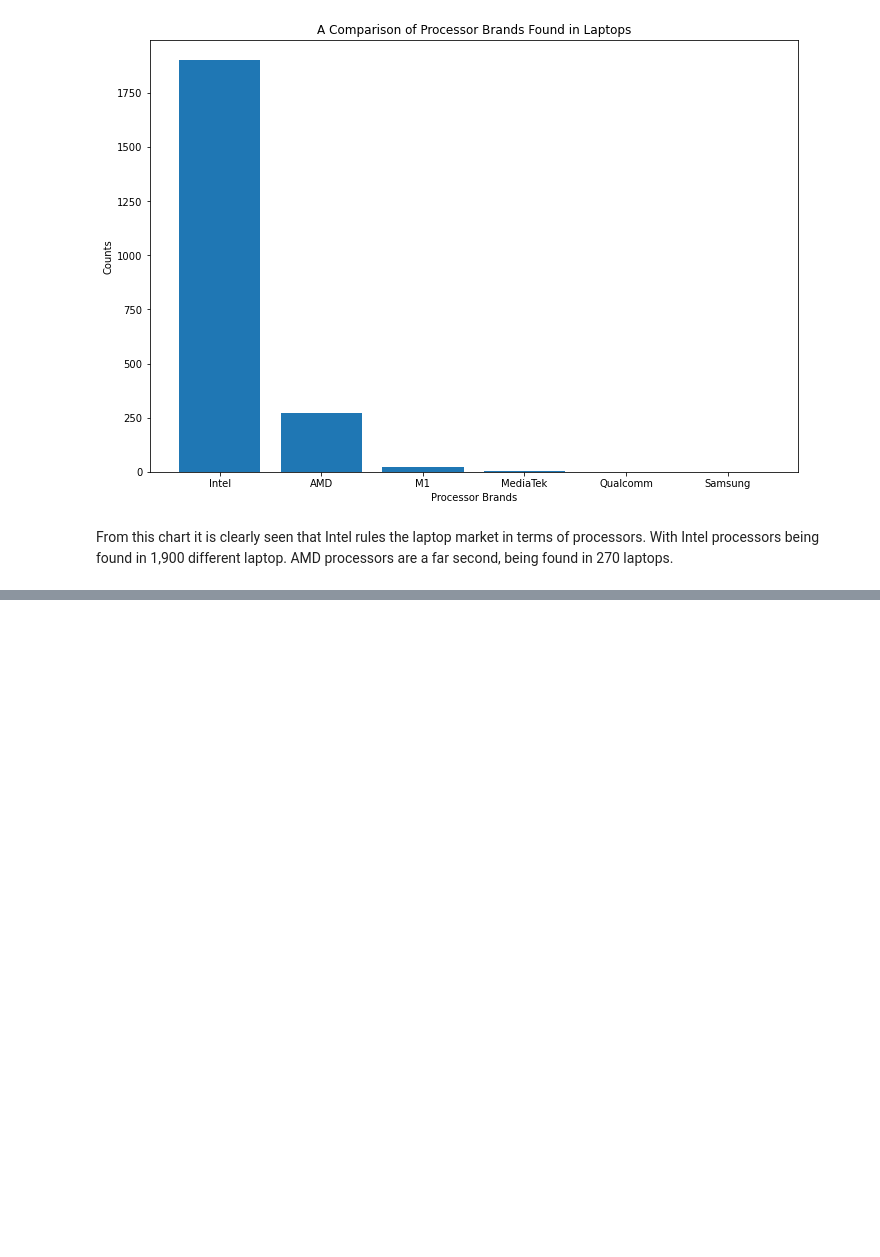
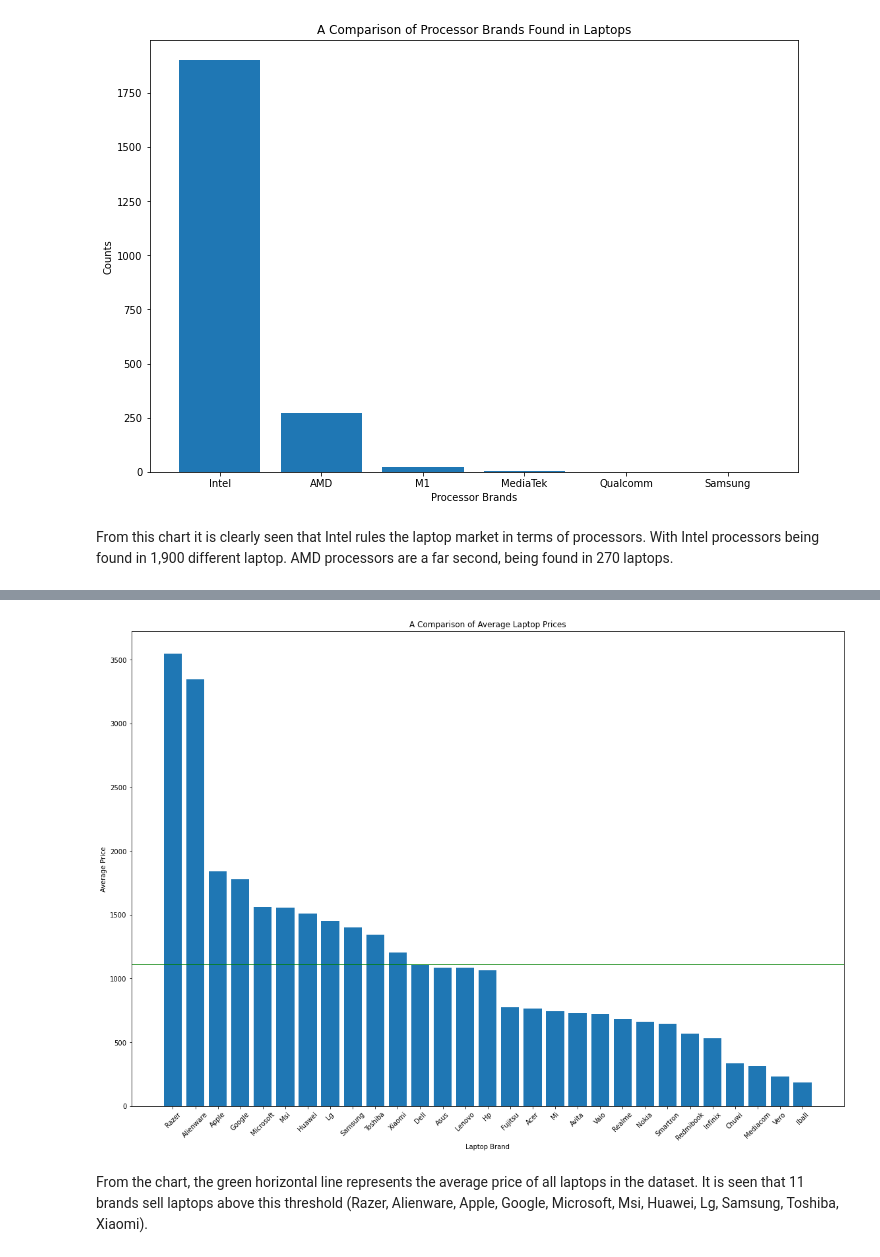
Before and after one commit to jason-9601/DATAPRE-Final, a Jupyter notebook: DATAPRE Final.ipynb, the cells around one changed output, grey strips where cells are left out. Saved outputs shown, nothing was run; the diff lists cells and outputs as text; code cells hidden in the pictures; blank space fills up the shorter version.

```diff
--- a/DATAPRE Final.ipynb
+++ b/DATAPRE Final.ipynb
@@ -475,0 +545,4 @@ From this chart it is clearly seen that Intel rules the laptop market in terms o
+# %%
+df_avg_laptop_prices = pd.DataFrame(df_laptops.groupby('brand')['price'].mean().sort_values(ascending=False))
+df_avg_laptop_prices.reset_index(inplace=True)
+df_avg_laptop_prices
@@ -475,0 +567,16 @@ From this chart it is clearly seen that Intel rules the laptop market in terms o
+# %%
+fig = plt.figure(figsize=(15, 10))
+ax = fig.add_axes([0,0,1,1])
+ax.bar(df_avg_laptop_prices.brand,df_avg_laptop_prices.price)
+
+plt.axhline(y=df_laptops['price'].mean(),linewidth=1, color='g')
+
+plt.title("A Comparison of Average Laptop Prices")
+plt.xlabel("Laptop Brand")
+plt.ylabel("Average Price")
+plt.xticks(fontsize=10, rotation=45)
+plt.show()
+# %% [output]
+[figure, added]
+# %% [markdown]
+From the chart, the green horizontal line represents the average price of all laptops in the dataset. It is seen that 11 brands sell laptops above this threshold (Razer, Alienware, Apple, Google, Microsoft, Msi, Huawei, Lg, Samsung, Toshiba, Xiaomi).
```
Also changed, not shown: parts of 17 cells of this notebook.
